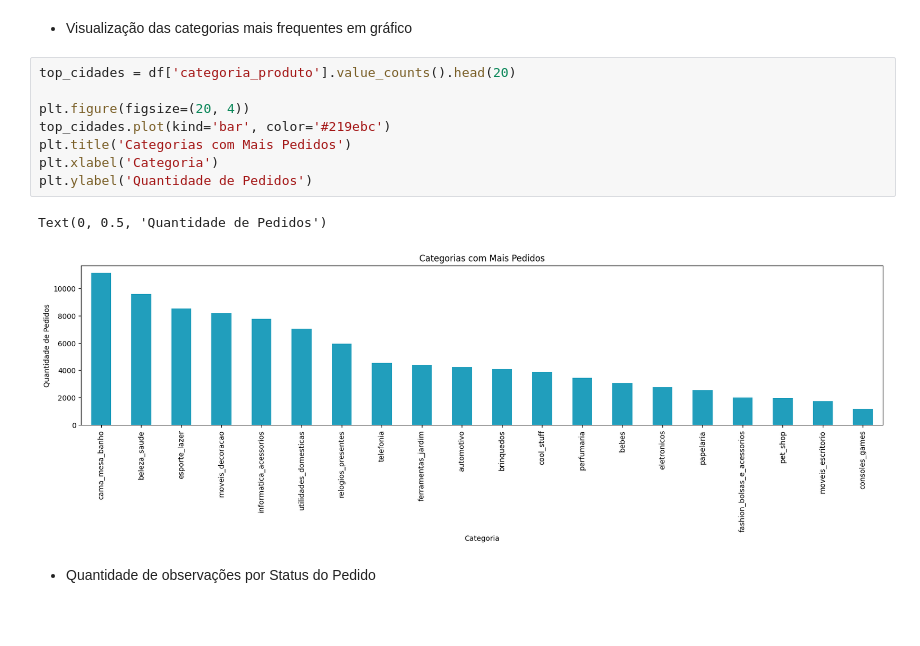
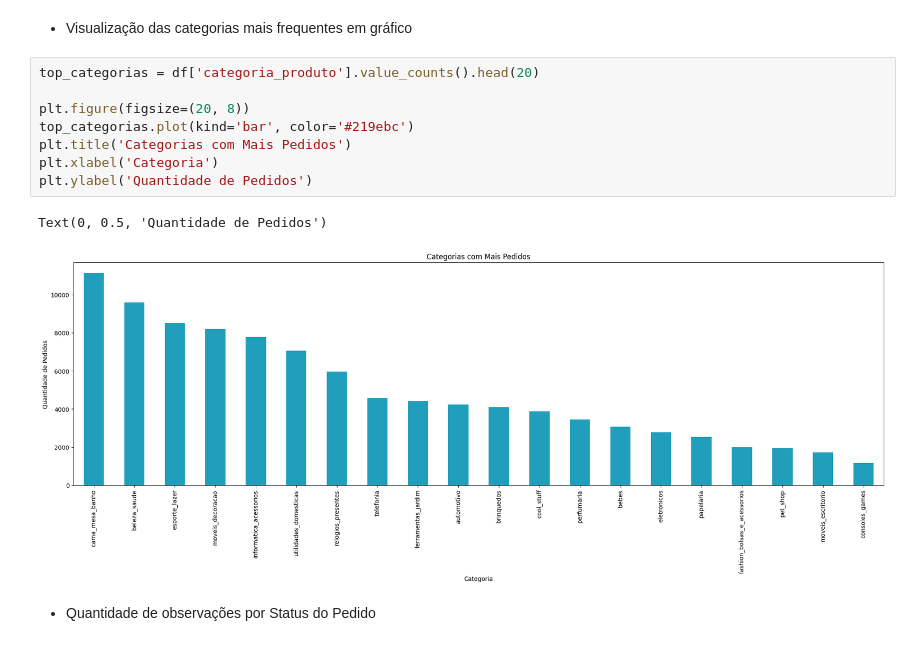
Before and after one commit to ana-ruth-bezerra/data_analysis, a Jupyter notebook: notebooks/01_exploratory_analysis.ipynb, the cells around one changed output. Saved outputs shown, nothing was run; the diff lists cells and outputs as text; blank space fills up the shorter version.

```diff
--- a/notebooks/01_exploratory_analysis.ipynb
+++ b/notebooks/01_exploratory_analysis.ipynb
@@ -418,16 +418,16 @@ df['categoria_produto'].size
 # %% [markdown]
 - Visualização das categorias mais frequentes em gráfico
 # %%
-top_cidades = df['categoria_produto'].value_counts().head(20)
+top_categorias = df['categoria_produto'].value_counts().head(20)
 
-plt.figure(figsize=(20, 4))
-top_cidades.plot(kind='bar', color='#219ebc')
+plt.figure(figsize=(20, 8))
+top_categorias.plot(kind='bar', color='#219ebc')
 plt.title('Categorias com Mais Pedidos')
 plt.xlabel('Categoria')
 plt.ylabel('Quantidade de Pedidos')
 # %% [output]
 Text(0, 0.5, 'Quantidade de Pedidos')
-[figure, old version]
+[figure, new version]
 # %% [markdown]
 - Quantidade de observações por Status do Pedido
 # %%
```
Also changed, not shown: parts of 13 cells of this notebook.
